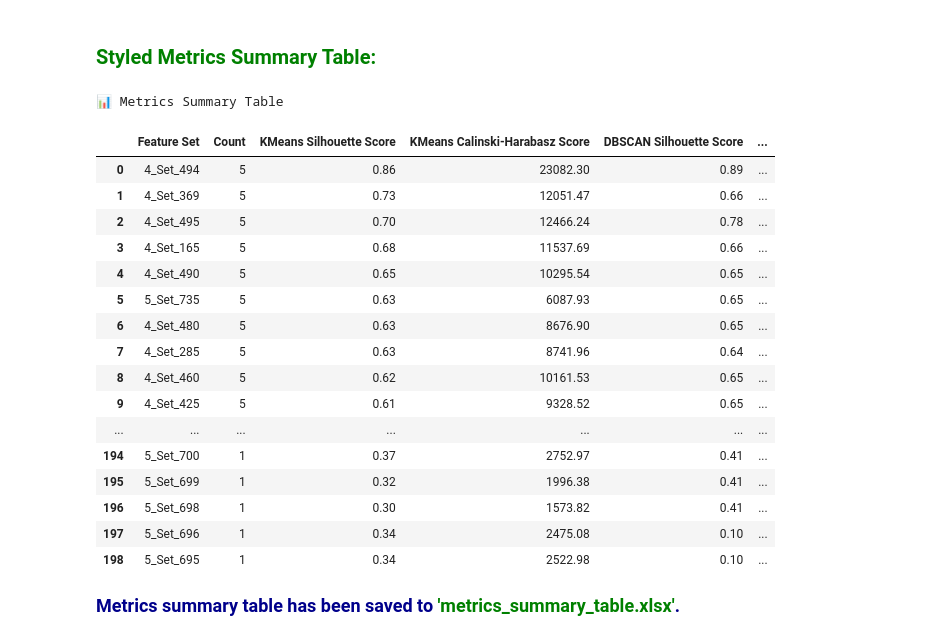
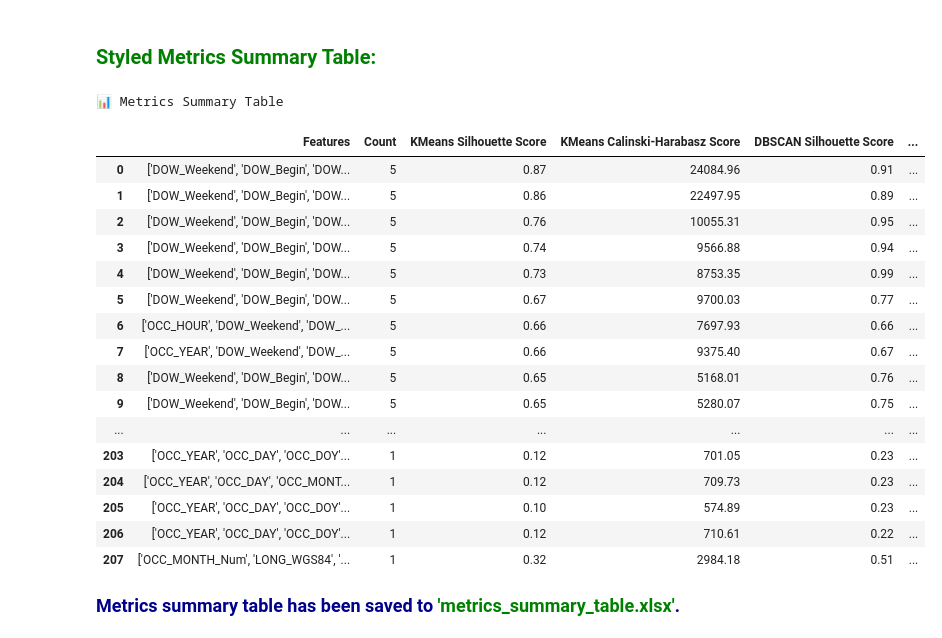
Before and after one commit to mohammadbadi/CrimeAnalytics_Clustering_Approach_2, a Jupyter notebook: Code Sections/5.8 Summary Table of Clustering Models.ipynb, the cells around one changed output. Cells and saved outputs as stored; diff of their text form; code cells hidden in the pictures.

```diff
--- a/Code Sections/5.8 Summary Table of Clustering Models.ipynb
+++ b/Code Sections/5.8 Summary Table of Clustering Models.ipynb
@@ -15,9 +13,8 @@ print("\n\n")
 warnings.filterwarnings("ignore", category=DeprecationWarning)                    # Ignore Deprecation Warnings
 warnings.filterwarnings("ignore", category=FutureWarning)                         # Ignore future warnings
 
-# Read the CSV file
-url = "https://raw.githubusercontent.com/mohammadbadi/CrimeAnalytics_Clustering/refs/heads/main/Output_CSV/Feature_Combo_Current_Results.csv" # Read the dataset from CSV file
-data = pd.read_csv(url)
+# Read the CSV file with updated feature names
+data = pd.read_csv("Feature_Combo_New_Results.csv")
 
 metrics = [                                                                       # Define the metrics to evaluate
     'KMeans Silhouette Score',
@@ -38,7 +35,7 @@ for metric in metrics:
             top_rows = data.nlargest(100, metric)
         top_results[metric] = top_rows                                            # Store top rows in a dictionary
         for _, row in top_rows.iterrows():                                        # Iterate through the top rows to count occurrences of Feature Sets and track where they were found
-            feature_set = row['Feature Set']
+            feature_set = row['Features']  # Updated column name
             if feature_set not in feature_set_summary:
                 feature_set_summary[feature_set] = {
                     'Count': 0,
@@ -49,82 +46,85 @@ for metric in metrics:
 
 summary_df = pd.DataFrame.from_dict(feature_set_summary, orient='index')          # Create a summary of most repeated feature sets
 summary_df.reset_index(inplace=True)
-summary_df.columns = ['Feature Set', 'Count', 'Found In']
+summary_df.columns = ['Features', 'Count', 'Found In']                            # Updated column name
 summary_df.sort_values(by='Count', ascending=False, inplace=True)                 # Sort by Count in descending order
-final_metrics_df = pd.DataFrame(columns=['Feature Set', 'Count', *metrics])       # Prepare the final metrics DataFrame
+final_metrics_df = pd.DataFrame(columns=['Features', 'Count', *metrics])          # Prepare the final metrics DataFrame
 
 for index, row in summary_df.iterrows():
-    feature_set_name = row['Feature Set']
-    metrics_row = data[data['Feature Set'] == feature_set_name]
+    feature_set_name = row['Features']
+    metrics_row = data[data['Features'] == feature_set_name]
     if not metrics_row.empty:
         new_row = {
-            'Feature Set': feature_set_name,
+            'Features': feature_set_name,
             'Count': row['Count'],
             **{metric: metrics_row[metric].values[0] for metric in metrics}
         }
 
         if final_metrics_df.empty:                                                # Handle empty DataFrame scenario properly before concatenation
             final_metrics_df = pd.DataFrame([new_row])                            # Append the new row to the final metrics DataFrame
         else:
             final_metrics_df = pd.concat([final_metrics_df, pd.DataFrame([new_row])], ignore_index=True)
 
 final_metrics_df.sort_values(by='Count', ascending=False, inplace=True)           # Sort the final metrics DataFrame by Count
 
-def highlight_best_top5(s, metric):                                               # Function to highlight top 5 unique values for each metric
-    if 'Davies-Bouldin' in metric:
-        sorted_values = s.sort_values(ascending=True)
-    else:
-        sorted_values = s.sort_values(ascending=False)
-    top5_values = sorted_values.unique()[:5]
-    return ['background-color: lightgreen' if x in top5_values else '' for x in s]
-                                                                                  # Apply highlighting for all metrics
-styled_table = final_metrics_df.style.apply(highlight_best_top5, metric='KMeans Silhouette Score', subset=['KMeans Silhouette Score']) \
-                                      .apply(highlight_best_top5, metric='DBSCAN Silhouette Score', subset=['DBSCAN Silhouette Score']) \
-                                      .apply(highlight_best_top5, metric='KMeans Davies-Bouldin Index', subset=['KMeans Davies-Bouldin Index']) \
-                                      .apply(highlight_best_top5, metric='DBSCAN Davies-Bouldin Index', subset=['DBSCAN Davies-Bouldin Index']) \
-                                      .apply(highlight_best_top5, metric='KMeans Calinski-Harabasz Score', subset=['KMeans Calinski-Harabasz Score']) \
+# Define a helper function to highlight the top 5 values correctly
+def highlight_top5(s, ascending=True):
+    # Sort the series and drop NaNs
+    sorted_vals = s.sort_values(ascending=ascending).dropna()
+    # Get the top 5 unique values
+    top5_vals = sorted_vals.head(5).unique()
+    # Return styling only for values in top5_vals
+    return ['background-color: lightgreen' if x in top5_vals else '' for x in s]
+
+# Apply highlighting with correct order:
+# For silhouette and Calinski-Harabasz, higher is better (descending sort)
+# For Davies-Bouldin Index, lower is better (ascending sort)
+styled_table = final_metrics_df.style.apply(lambda s: highlight_top5(s, ascending=False), subset=['KMeans Silhouette Score']) \
+                                      .apply(lambda s: highlight_top5(s, ascending=False), subset=['DBSCAN Silhouette Score']) \
+                                      .apply(lambda s: highlight_top5(s, ascending=True), subset=['KMeans Davies-Bouldin Index']) \
+                                      .apply(lambda s: highlight_top5(s, ascending=True), subset=['DBSCAN Davies-Bouldin Index']) \
+                                      .apply(lambda s: highlight_top5(s, ascending=False), subset=['KMeans Calinski-Harabasz Score']) \
                                       .format({metric: '{:.2f}' for metric in metrics}) \
                                       .set_table_styles([
                                           {'selector': 'th', 'props': [('background-color', '#4CAF50'), ('color', 'white'), ('font-weight', 'bold')]},
                                           {'selector': 'td', 'props': [('padding', '10px'), ('text-align', 'center')]},
                                           {'selector': '.row:hover', 'props': [('background-color', '#f1f1f1')]},
                                       ]).set_properties(**{'border': '1px solid black'}) \
                                       .set_caption("<h3 style='color: navy; text-align: center;'>📊 Metrics Summary Table</h3>")
 
 display(HTML("<h2 style='color: green; font-size: 20px;'><b> Styled Metrics Summary Table:</b></h2>"))  # Display styled table with formatted title
 display(styled_table)
 
-styled_table.data.to_excel('5.8 metrics_summary_table.xlsx', index=False)         # Save the styled table to an Excel file
+styled_table.data.to_excel('metrics_summary_table.xlsx', index=False)             # Save the styled table to an Excel file
 
-                                                                                  # Display formatted message for saved file
 display(HTML("""
     <p style="color: darkblue; font-size: 18px; font-weight: bold;">
          Metrics summary table has been saved to <span style="color: green;">'metrics_summary_table.xlsx'</span>.
     </p>
 """))
-dfi.export(styled_table.data, '5.8 metrics_summary_table.png', table_conversion='matplotlib', max_rows=-1)
-files.download('5.8 metrics_summary_table.png')                                   # Download the results in PNG file
-files.download('5.8 metrics_summary_table.xlsx')                                  # Download the results in Excel File
+dfi.export(styled_table.data, 'metrics_summary_table.png', table_conversion='matplotlib', max_rows=-1)
+files.download('metrics_summary_table.png')                                       # Download the results in PNG file
+files.download('metrics_summary_table.xlsx')                                      # Download the results in Excel File
 # %% [output]
 Styled Metrics Summary Table:
 📊 Metrics Summary Table
-|  | Feature Set | Count | KMeans Silhouette Score | KMeans Calinski-Harabasz Score | DBSCAN Silhouette Score | ... |
-| 0 | 4_Set_494 | 5 | 0.86 | 23082.30 | 0.89 | ... |
-| 1 | 4_Set_369 | 5 | 0.73 | 12051.47 | 0.66 | ... |
-| 2 | 4_Set_495 | 5 | 0.70 | 12466.24 | 0.78 | ... |
-| 3 | 4_Set_165 | 5 | 0.68 | 11537.69 | 0.66 | ... |
-| 4 | 4_Set_490 | 5 | 0.65 | 10295.54 | 0.65 | ... |
-| 5 | 5_Set_735 | 5 | 0.63 | 6087.93 | 0.65 | ... |
-| 6 | 4_Set_480 | 5 | 0.63 | 8676.90 | 0.65 | ... |
-| 7 | 4_Set_285 | 5 | 0.63 | 8741.96 | 0.64 | ... |
-| 8 | 4_Set_460 | 5 | 0.62 | 10161.53 | 0.65 | ... |
-| 9 | 4_Set_425 | 5 | 0.61 | 9328.52 | 0.65 | ... |
+|  | Features | Count | KMeans Silhouette Score | KMeans Calinski-Harabasz Score | DBSCAN Silhouette Score | ... |
+| 0 | ['DOW_Weekend', 'DOW_Begin', 'DOW... | 5 | 0.87 | 24084.96 | 0.91 | ... |
+| 1 | ['DOW_Weekend', 'DOW_Begin', 'DOW... | 5 | 0.86 | 22497.95 | 0.89 | ... |
+| 2 | ['DOW_Weekend', 'DOW_Begin', 'DOW... | 5 | 0.76 | 10055.31 | 0.95 | ... |
+| 3 | ['DOW_Weekend', 'DOW_Begin', 'DOW... | 5 | 0.74 | 9566.88 | 0.94 | ... |
+| 4 | ['DOW_Weekend', 'DOW_Begin', 'DOW... | 5 | 0.73 | 8753.35 | 0.99 | ... |
+| 5 | ['DOW_Weekend', 'DOW_Begin', 'DOW... | 5 | 0.67 | 9700.03 | 0.77 | ... |
+| 6 | ['OCC_HOUR', 'DOW_Weekend', 'DOW_... | 5 | 0.66 | 7697.93 | 0.66 | ... |
+| 7 | ['OCC_YEAR', 'DOW_Weekend', 'DOW_... | 5 | 0.66 | 9375.40 | 0.67 | ... |
+| 8 | ['DOW_Weekend', 'DOW_Begin', 'DOW... | 5 | 0.65 | 5168.01 | 0.76 | ... |
+| 9 | ['DOW_Weekend', 'DOW_Begin', 'DOW... | 5 | 0.65 | 5280.07 | 0.75 | ... |
 | ... | ... | ... | ... | ... | ... | ... |
-| 194 | 5_Set_700 | 1 | 0.37 | 2752.97 | 0.41 | ... |
-| 195 | 5_Set_699 | 1 | 0.32 | 1996.38 | 0.41 | ... |
-| 196 | 5_Set_698 | 1 | 0.30 | 1573.82 | 0.41 | ... |
-| 197 | 5_Set_696 | 1 | 0.34 | 2475.08 | 0.10 | ... |
-| 198 | 5_Set_695 | 1 | 0.34 | 2522.98 | 0.10 | ... |
+| 203 | ['OCC_YEAR', 'OCC_DAY', 'OCC_DOY'... | 1 | 0.12 | 701.05 | 0.23 | ... |
+| 204 | ['OCC_YEAR', 'OCC_DAY', 'OCC_MONT... | 1 | 0.12 | 709.73 | 0.23 | ... |
+| 205 | ['OCC_YEAR', 'OCC_DAY', 'OCC_DOY'... | 1 | 0.10 | 574.89 | 0.23 | ... |
+| 206 | ['OCC_YEAR', 'OCC_DAY', 'OCC_DOY'... | 1 | 0.12 | 710.61 | 0.22 | ... |
+| 207 | ['OCC_MONTH_Num', 'LONG_WGS84', '... | 1 | 0.32 | 2984.18 | 0.51 | ... |
 Metrics summary table has been saved to 'metrics_summary_table.xlsx'.
 [interactive output not drawn]
 [interactive output not drawn]
```
Also changed, not shown: parts of 1 cell of this notebook.
